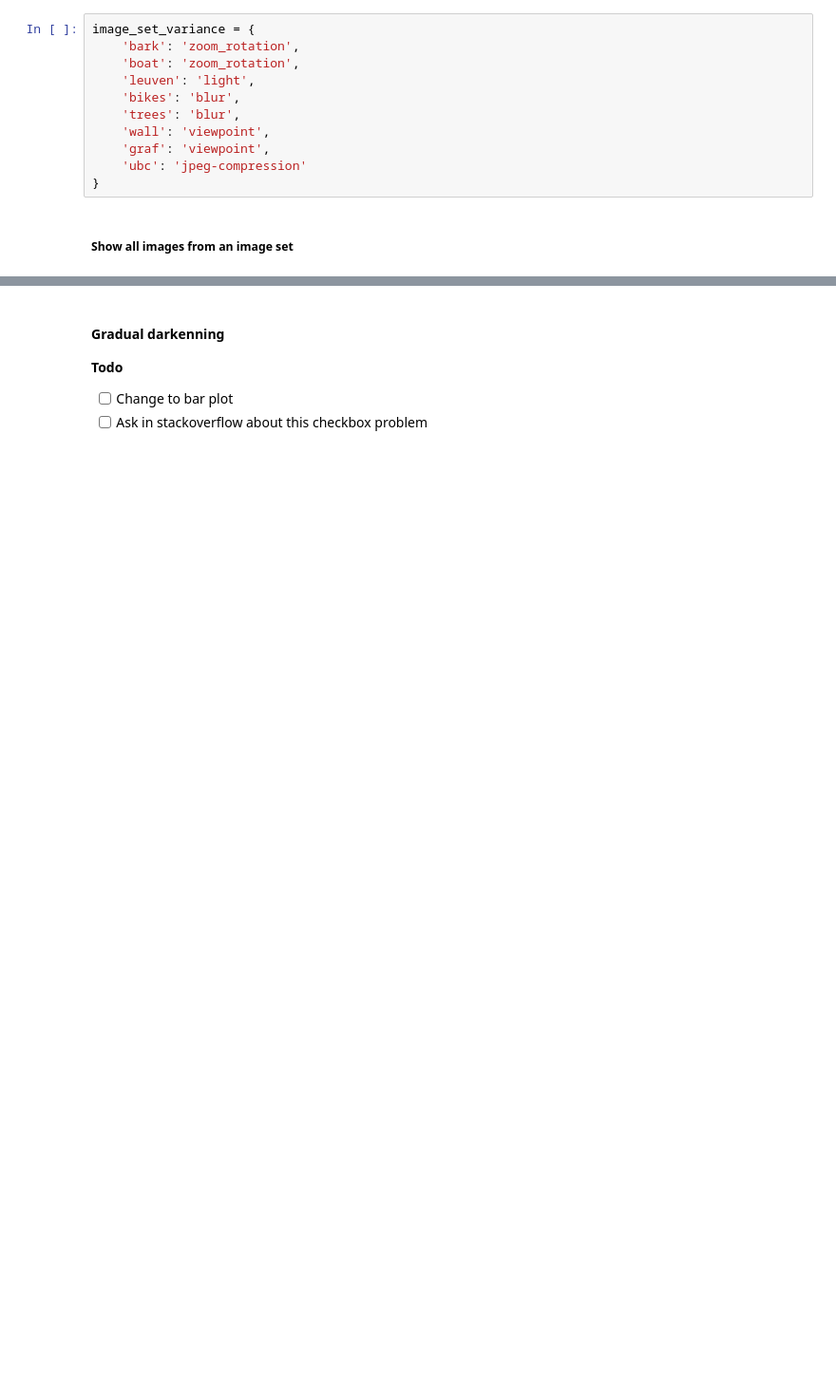
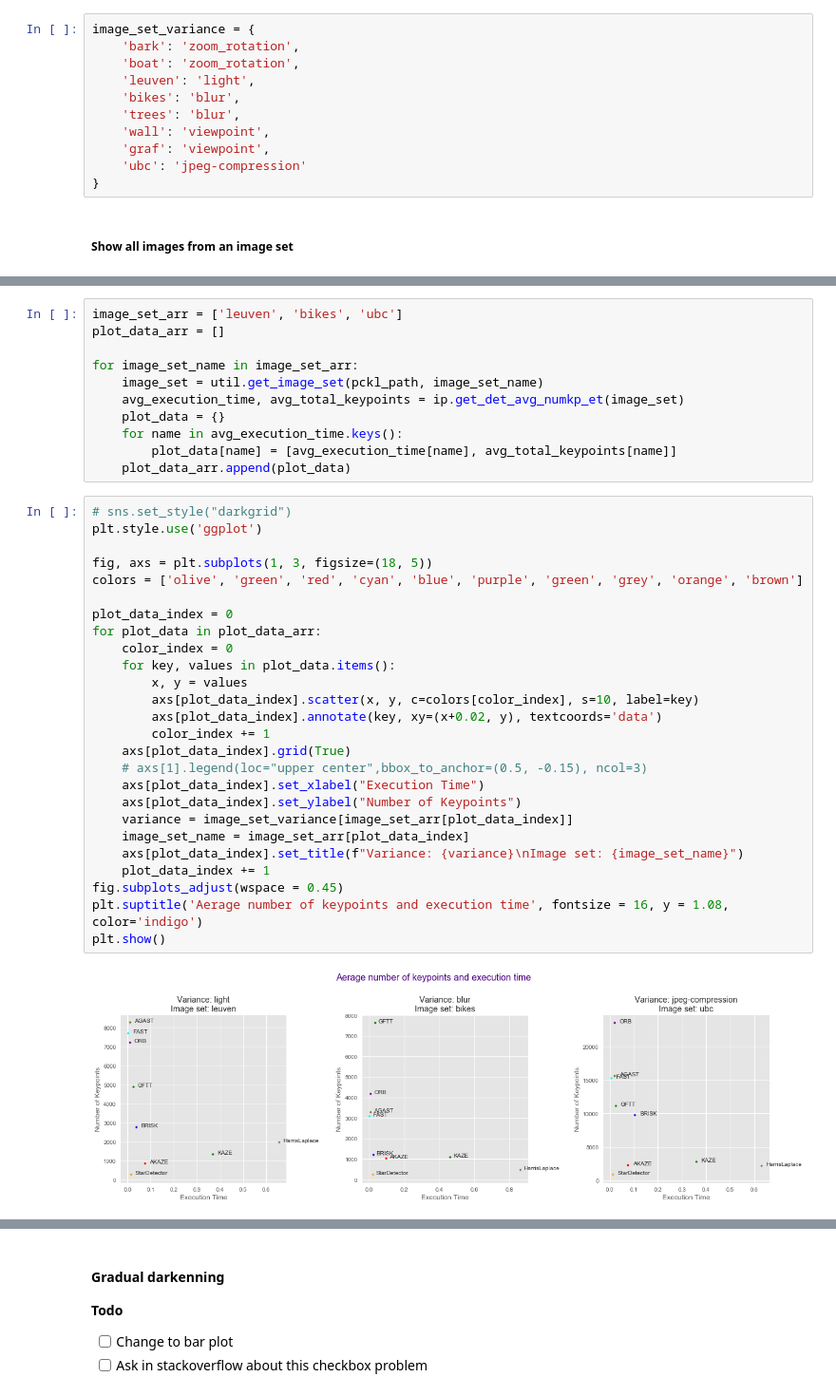
Before and after one commit to paul-shuvo/detector-descriptor-evaluation, a Jupyter notebook: src/demo.ipynb, the cells around one changed output, grey strips where cells are left out. Shown at 95% size. Cells and saved outputs as stored; diff of their text form; blank space fills up the shorter version.

```diff
--- a/src/demo.ipynb
+++ b/src/demo.ipynb
@@ -143,0 +89,39 @@ df.style.\
+# %%
+image_set_arr = ['leuven', 'bikes', 'ubc']
+plot_data_arr = []
+
+for image_set_name in image_set_arr:
+    image_set = util.get_image_set(pckl_path, image_set_name)
+    avg_execution_time, avg_total_keypoints = ip.get_det_avg_numkp_et(image_set)
+    plot_data = {}
+    for name in avg_execution_time.keys():
+        plot_data[name] = [avg_execution_time[name], avg_total_keypoints[name]]
+    plot_data_arr.append(plot_data)
+# %%
+# sns.set_style("darkgrid")
+plt.style.use('ggplot')
+
+fig, axs = plt.subplots(1, 3, figsize=(18, 5))
+colors = ['olive', 'green', 'red', 'cyan', 'blue', 'purple', 'green', 'grey', 'orange', 'brown']
+
+plot_data_index = 0
+for plot_data in plot_data_arr:
+    color_index = 0
+    for key, values in plot_data.items():
+        x, y = values
+        axs[plot_data_index].scatter(x, y, c=colors[color_index], s=10, label=key)
+        axs[plot_data_index].annotate(key, xy=(x+0.02, y), textcoords='data')
+        color_index += 1
+    axs[plot_data_index].grid(True)
+    # axs[1].legend(loc="upper center",bbox_to_anchor=(0.5, -0.15), ncol=3)
+    axs[plot_data_index].set_xlabel("Execution Time")
+    axs[plot_data_index].set_ylabel("Number of Keypoints")
+    variance = image_set_variance[image_set_arr[plot_data_index]]
+    image_set_name = image_set_arr[plot_data_index]
+    axs[plot_data_index].set_title(f"Variance: {variance}\nImage set: {image_set_name}")
+    plot_data_index += 1
+fig.subplots_adjust(wspace = 0.45)
+plt.suptitle('Aerage number of keypoints and execution time', fontsize = 16, y = 1.08, color='indigo')
+plt.show()
+# %% [output]
+[figure, added]
```
Also changed, not shown: parts of 27 cells of this notebook, 5 other files.
